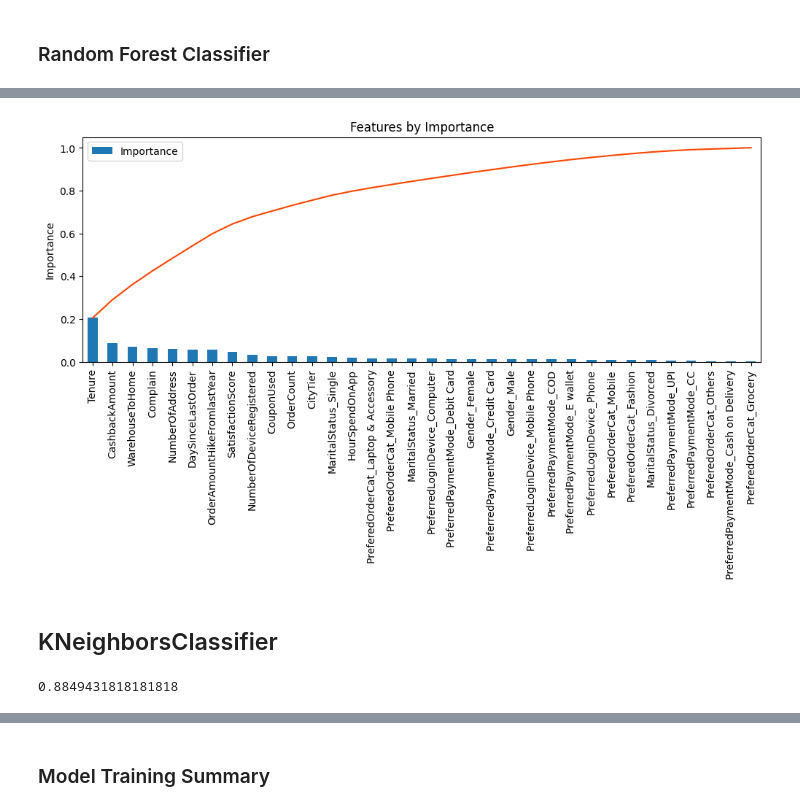
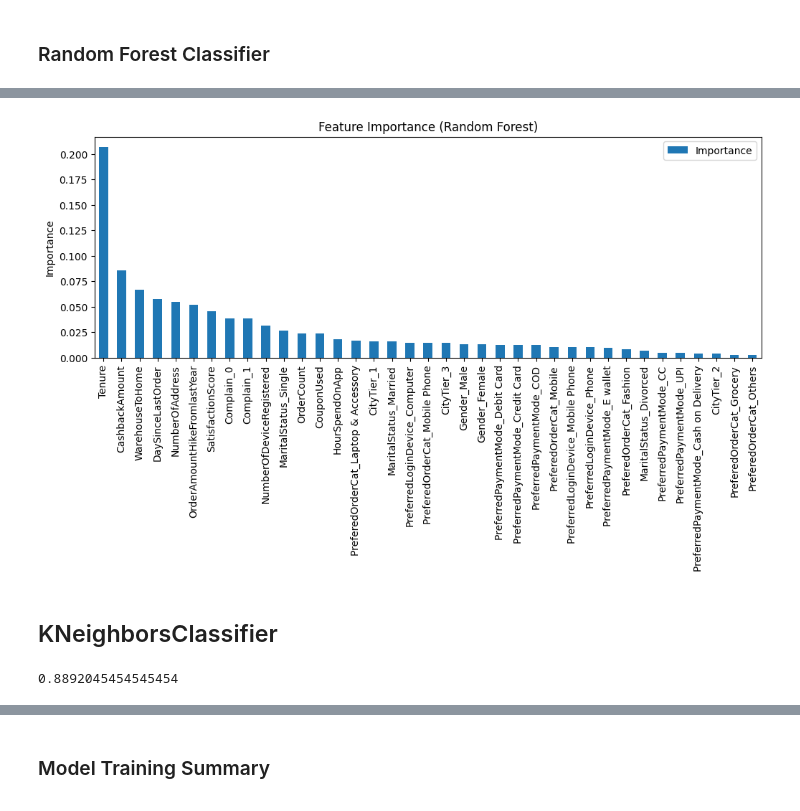
Before and after one commit to straylight77/data-sci-learning, a Jupyter notebook: dat203/final.ipynb, the cells around one changed output, grey strips where cells are left out. Drawn from its saved outputs; the diff is of its cells as text; code cells hidden in the pictures.

```diff
--- a/dat203/final.ipynb
+++ b/dat203/final.ipynb
@@ -190,4 +188,4 @@ plt.show()
 # %%
 #df['Churn'] = df['Churn'].astype('object')
-#df['CityTier'] = df['CityTier'].astype('object')
-#df['Complain'] = df['Complain'].astype('object')
+df['CityTier'] = df['CityTier'].astype('object')
+df['Complain'] = df['Complain'].astype('object')
@@ -536,5 +569,6 @@ summary = { }
 # %%
-model_lr = LogisticRegression(max_iter=1000)
+model_lr = LogisticRegression()
+#model_lr = LogisticRegression(max_iter=1000)
 #model_lr = LogisticRegression(solver="sag", max_iter=1000)
 model_lr.fit(X_train, y_train)
 model_lr.score(X_test, y_test)
@@ -669,18 +703,18 @@ weighted avg       0.95      0.95      0.95      1408
 # %%
 imp_df = pd.DataFrame(
     model_rf.feature_importances_,
     index = X_train.columns,
     columns = ["Importance"]
 )
 imp_df.sort_values(by='Importance', ascending=False, inplace=True)
 imp_df.plot(kind='bar', figsize=(12, 4))
-imp_df["Importance"].cumsum().plot(c="orangered", label="Cumulative Importance")
+#imp_df["Importance"].cumsum().plot(c="orangered", label="Cumulative Importance")
 plt.xticks(rotation="vertical")
 plt.ylabel("Importance")
-plt.title("Features by Importance")
+plt.title("Feature Importance (Random Forest)")
 plt.show()
 # %% [output]
-[figure, old version]
+[figure, new version]
 # %% [markdown]
 ## KNeighborsClassifier
 # %%
@@ -689,7 +723,7 @@ model_kn = KNeighborsClassifier(n_neighbors=2, algorithm='ball_tree')
 model_kn.fit(X_train, y_train)
 model_kn.score(X_test, y_test)
 # %% [output]
-0.8849431818181818
+0.8892045454545454
 # %%
 summary["knn"] = print_model_summary(model_kn, X_test, y_test, "KNN")
 # %% [output]
```
Also changed, not shown: parts of 35 cells of this notebook.
